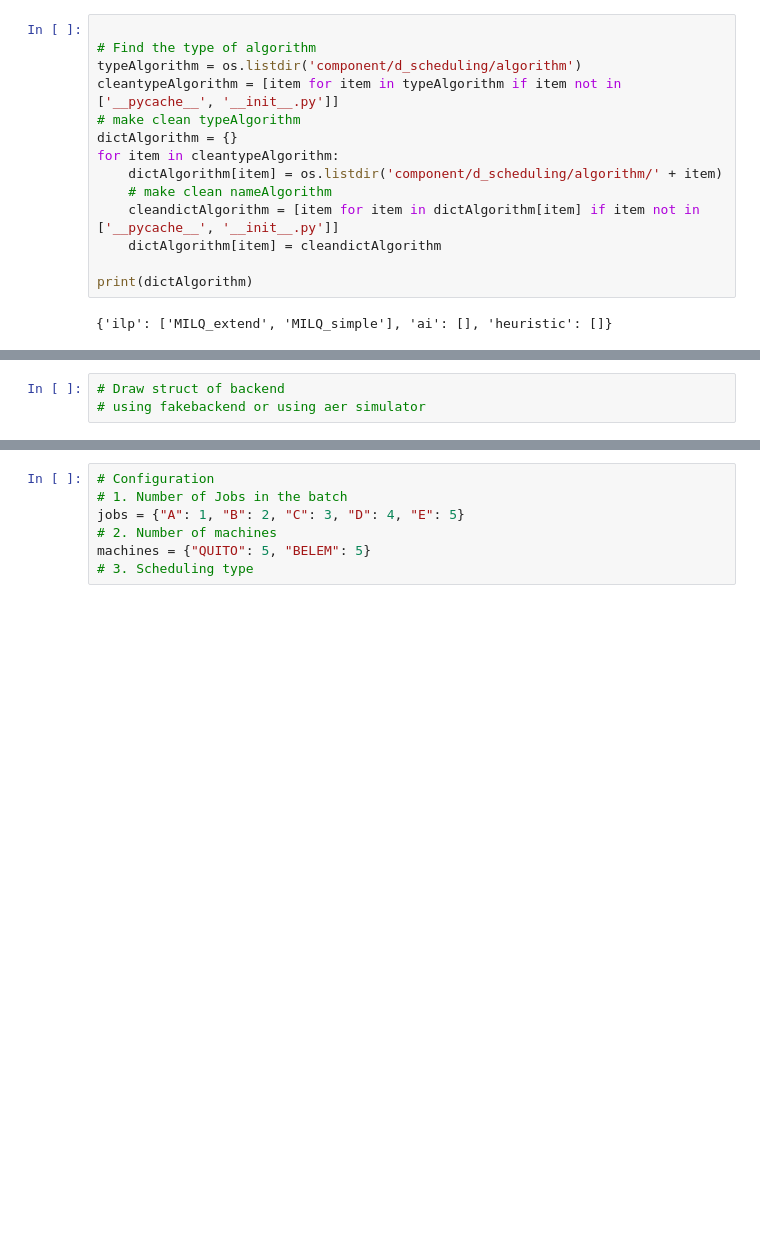
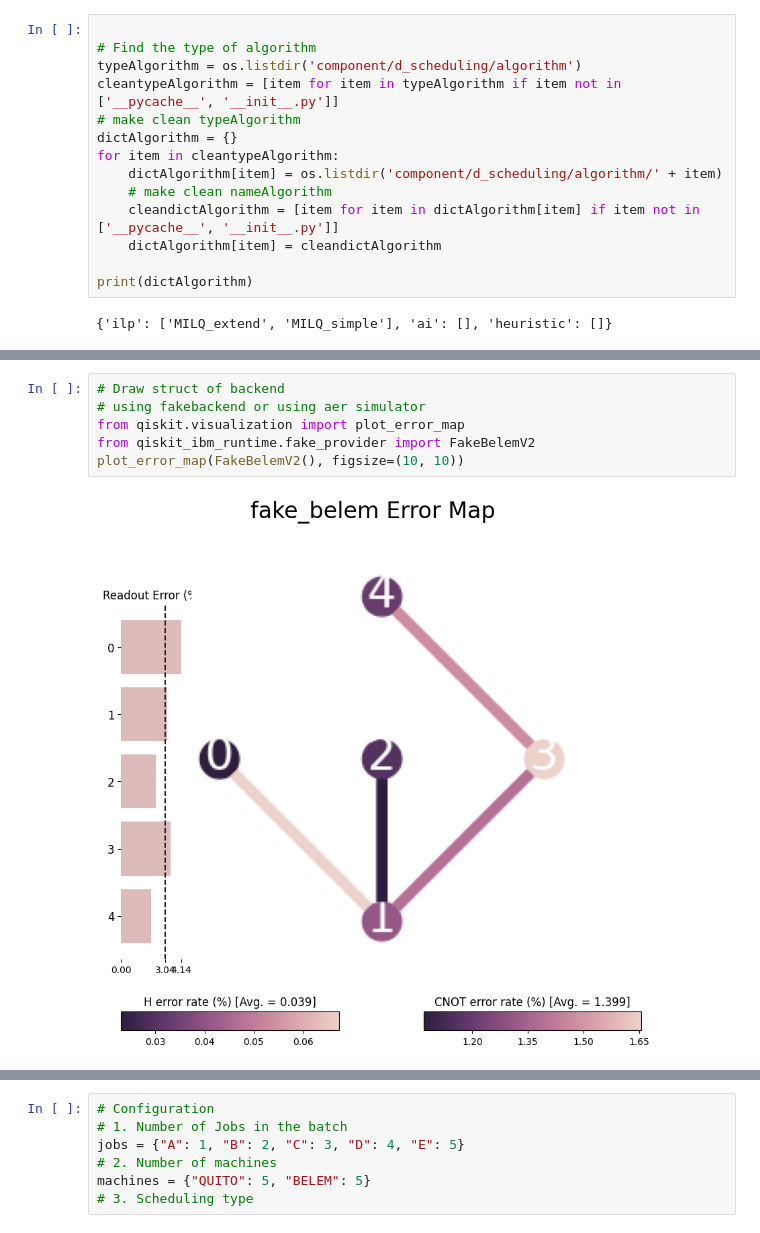
Before and after one commit to MagePro310/Quantum_Simulation_Scheduling_ver1, a Jupyter notebook: test_algorithm.ipynb, the cells around one changed output, grey strips where cells are left out. Cells and saved outputs as stored; diff of their text form; blank space fills up the shorter version.

```diff
--- a/test_algorithm.ipynb
+++ b/test_algorithm.ipynb
@@ -45,4 +51,9 @@ print(backend_list)
 # %%
 # Draw struct of backend
 # using fakebackend or using aer simulator
+from qiskit.visualization import plot_error_map
+from qiskit_ibm_runtime.fake_provider import FakeBelemV2
+plot_error_map(FakeBelemV2(), figsize=(10, 10))
+# %% [output]
+[figure, added]
 # %% [markdown]
```
Also changed, not shown: parts of 39 cells of this notebook, 11 other files.
